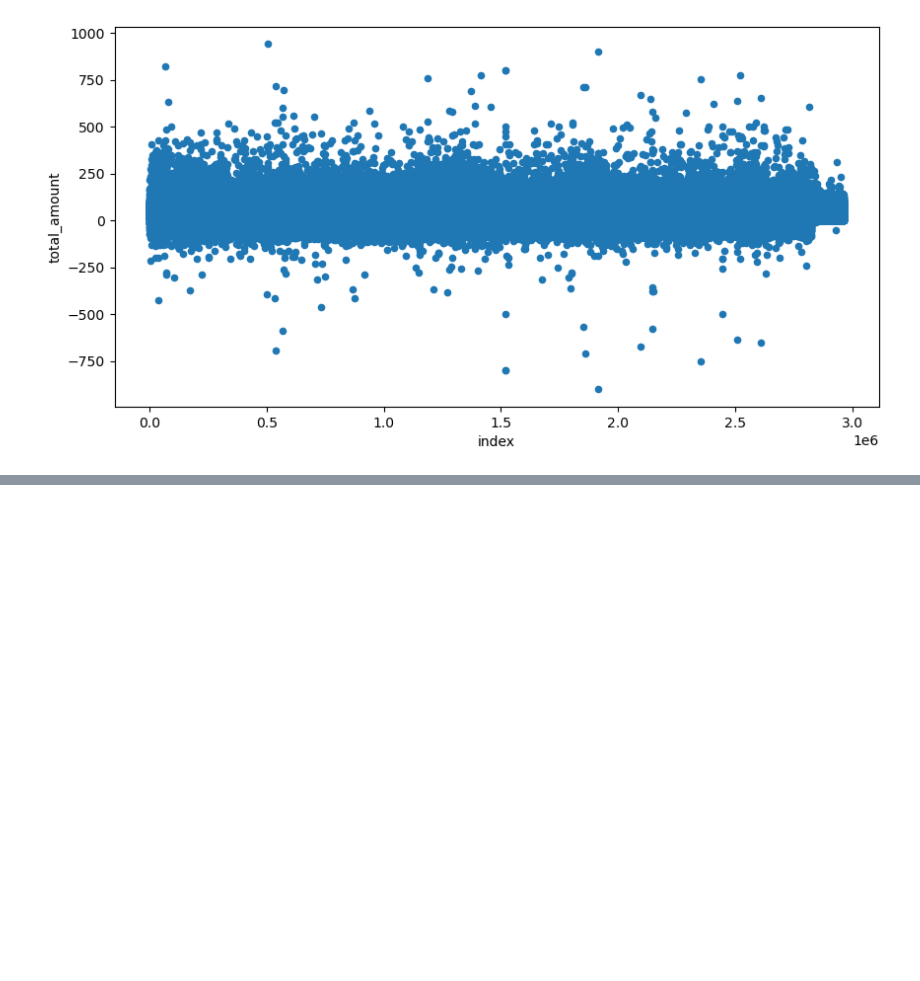
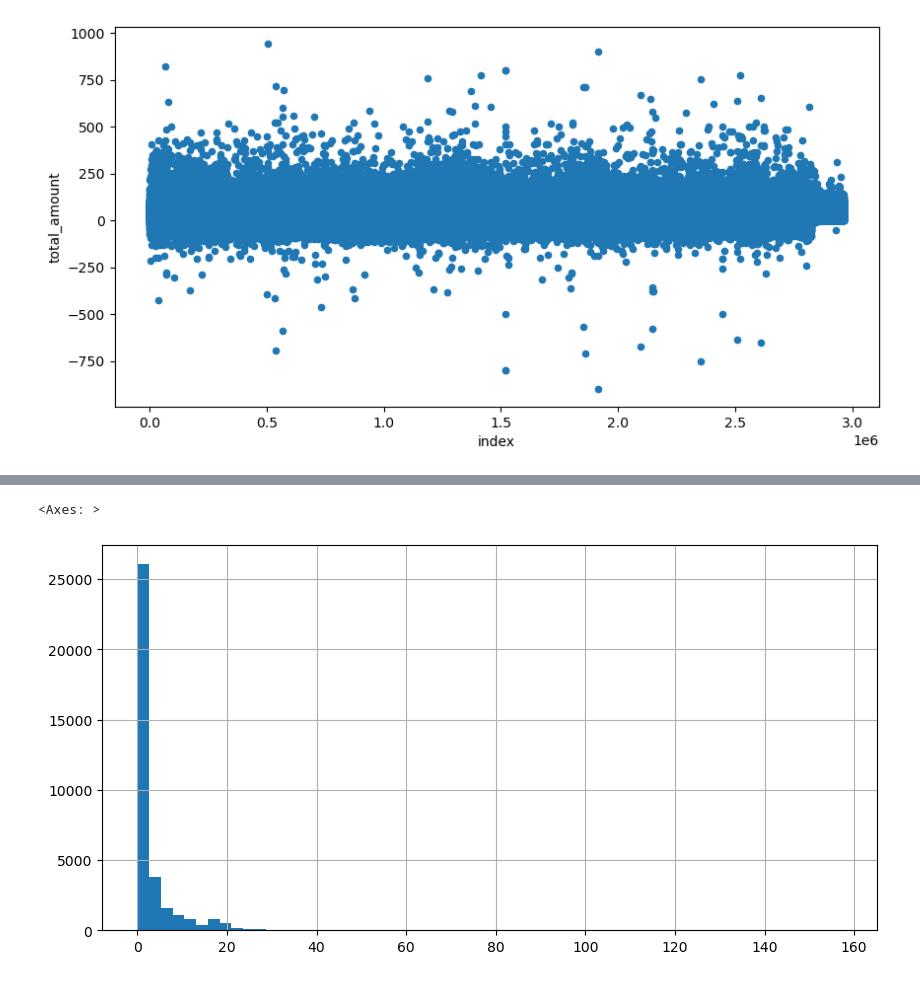
Before and after one commit to Harshjat/New-York-Taxi-Analysis, a Jupyter notebook: Presentable notebook.ipynb, the cells around one changed output, grey strips where cells are left out. Saved outputs shown, nothing was run; the diff lists cells and outputs as text; code cells hidden in the pictures; blank space fills up the shorter version.

```diff
--- a/Presentable notebook.ipynb
+++ b/Presentable notebook.ipynb
@@ -92,0 +123,5 @@ taxi_data[taxi_data["total_amount"] < 1000].reset_index().plot(kind = "scatter"
+# %%
+taxi_data[taxi_data["total_amount"] < 0]["trip_distance"].hist(figsize=(10, 5), bins=60)
+# %% [output]
+<Axes: >
+[figure, added]
```
Also changed, not shown: parts of 13 cells of this notebook.
